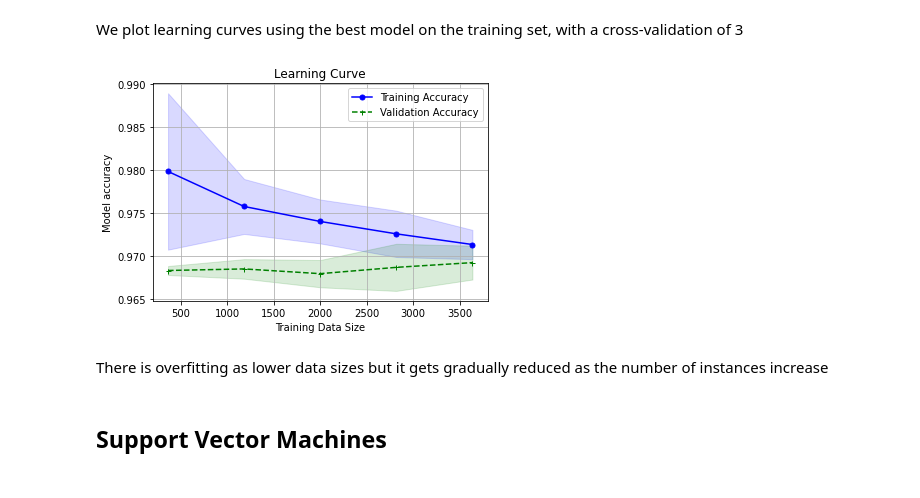
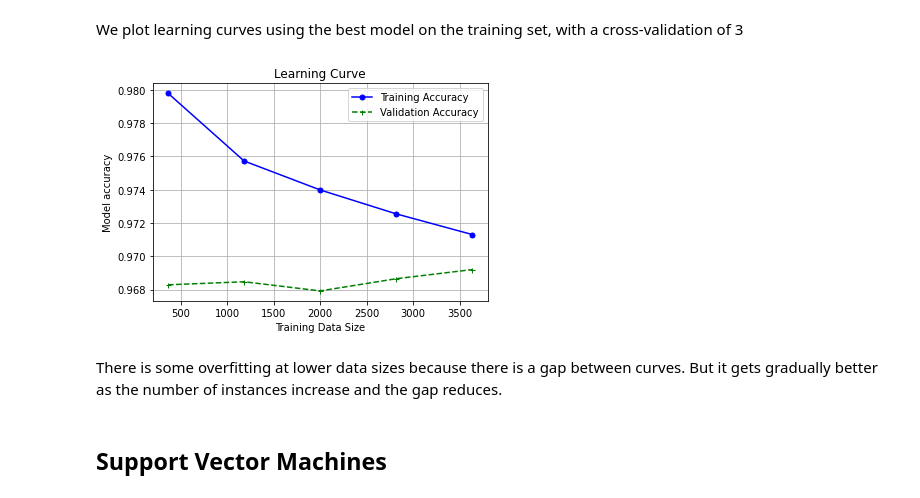
Before and after one commit to rtiwari6-stats/ML-Bankruptcy-Classifier, a Jupyter notebook: CFRM521_FinalProject.ipynb, the cells around one changed output. Drawn from its saved outputs; the diff is of its cells as text; code cells hidden in the pictures.

```diff
--- a/CFRM521_FinalProject.ipynb
+++ b/CFRM521_FinalProject.ipynb
@@ -290,31 +290,31 @@ We plot learning curves using the best model on the training set, with a cross-v
 # %%
 from sklearn.model_selection import learning_curve
 train_sizes, train_scores, test_scores, fit_times, _ = learning_curve(rnd_search_log_reg.best_estimator_,
                                                                       X, y, cv=3,return_times=True)
 #
 # Calculate training and test mean and std
 #
 train_mean = np.mean(train_scores, axis=1)
 train_std = np.std(train_scores, axis=1)
 test_mean = np.mean(test_scores, axis=1)
 test_std = np.std(test_scores, axis=1)
 #
 # Plot the learning curve
 #
 plt.plot(train_sizes, train_mean, color='blue', marker='o', markersize=5, label='Training Accuracy')
-plt.fill_between(train_sizes, train_mean + train_std, train_mean - train_std, alpha=0.15, color='blue')
+#plt.fill_between(train_sizes, train_mean + train_std, train_mean - train_std, alpha=0.15, color='blue')
 plt.plot(train_sizes, test_mean, color='green', marker='+', markersize=5, linestyle='--', label='Validation Accuracy')
-plt.fill_between(train_sizes, test_mean + test_std, test_mean - test_std, alpha=0.15, color='green')
+#plt.fill_between(train_sizes, test_mean + test_std, test_mean - test_std, alpha=0.15, color='green')
 plt.title('Learning Curve')
 plt.xlabel('Training Data Size')
 plt.ylabel('Model accuracy')
 plt.grid()
 plt.legend(loc='upper right')
 plt.show()
 # %% [output]
-[figure, old version]
+[figure, new version]
 # %% [markdown]
-There is overfitting as lower data sizes but it gets gradually reduced as the number of instances increase
+There is some overfitting at lower data sizes because there is a  gap between curves. But it gets gradually better as the number of instances increase and the gap reduces.
 # %% [markdown]
 ## Support Vector Machines
 # %% [markdown]
```
